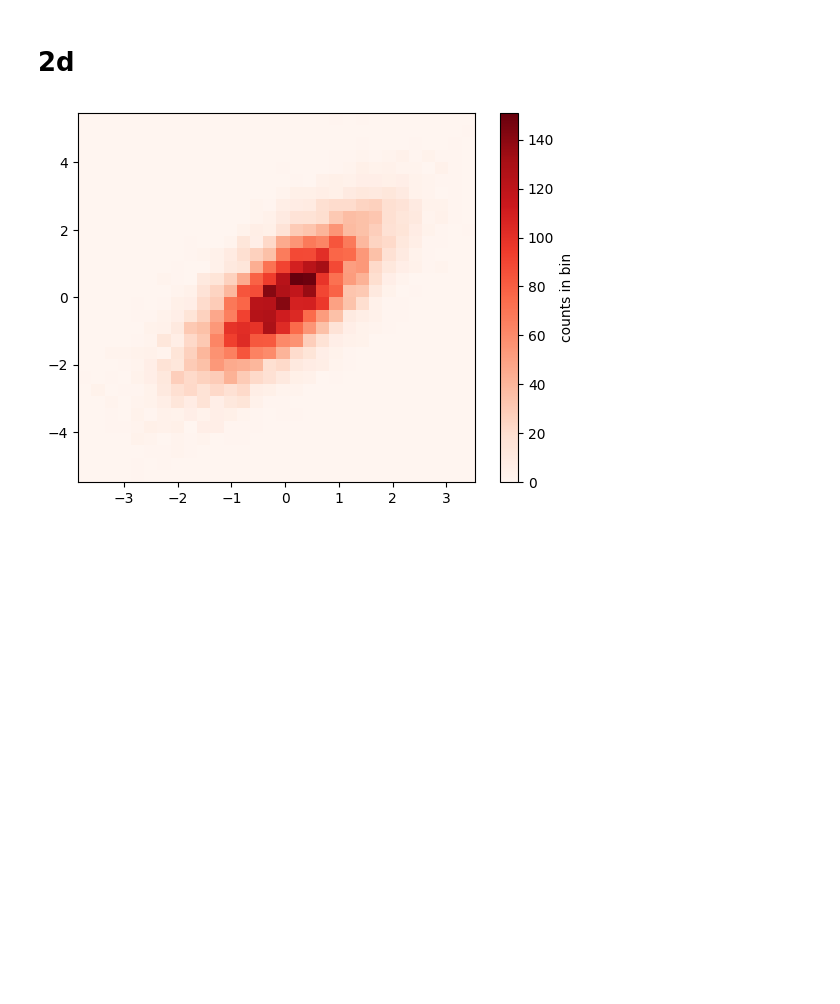
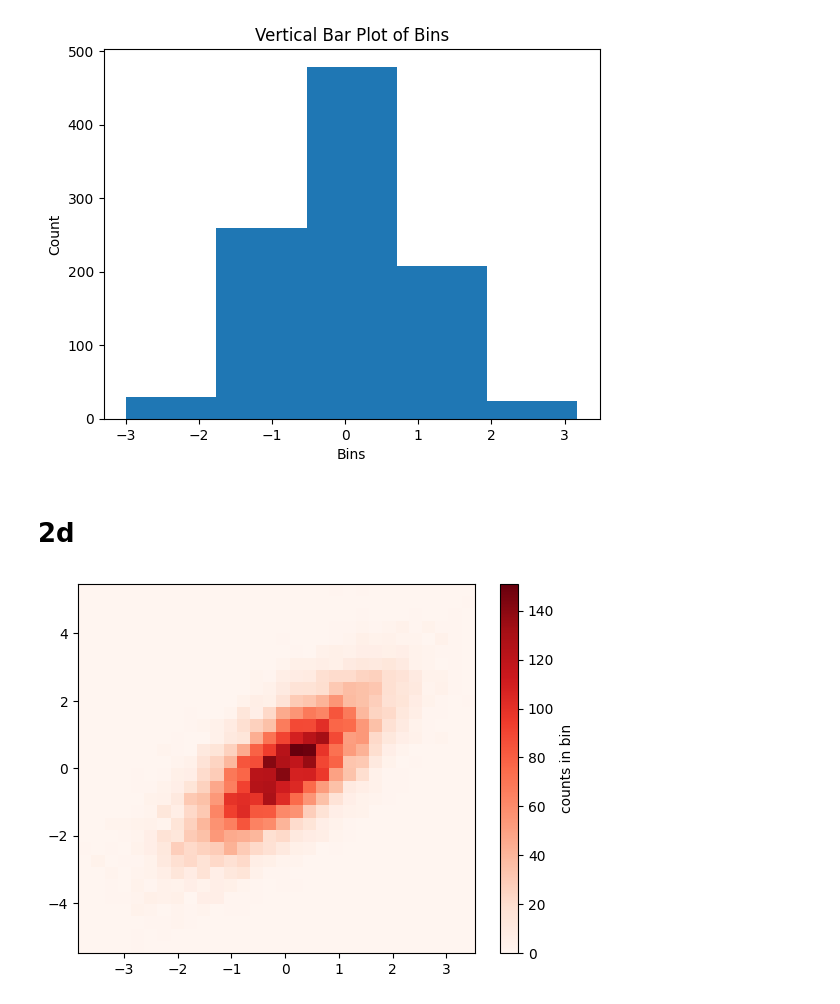
Before and after one commit to 0xdomyz/python_collection, a Jupyter notebook: plot/matplotlib_tute/histo.ipynb, the cells around one changed output. Saved outputs shown, nothing was run; the diff lists cells and outputs as text; code cells hidden in the pictures; blank space fills up the shorter version.

Commit message:
add histo barplot

```diff
--- a/plot/matplotlib_tute/histo.ipynb
+++ b/plot/matplotlib_tute/histo.ipynb
@@ -70,3 +71,11 @@ df
+# %%
+plt.bar(df['start'], df['count'], width=df['end'] - df['start'], align='edge')
+plt.xlabel('Bins')
+plt.ylabel('Count')
+plt.title('Vertical Bar Plot of Bins')
+plt.show()
+# %% [output]
+[figure, added]
 # %% [markdown]
 # 2d
 # %%
```
Also changed, not shown: parts of 5 cells of this notebook.
